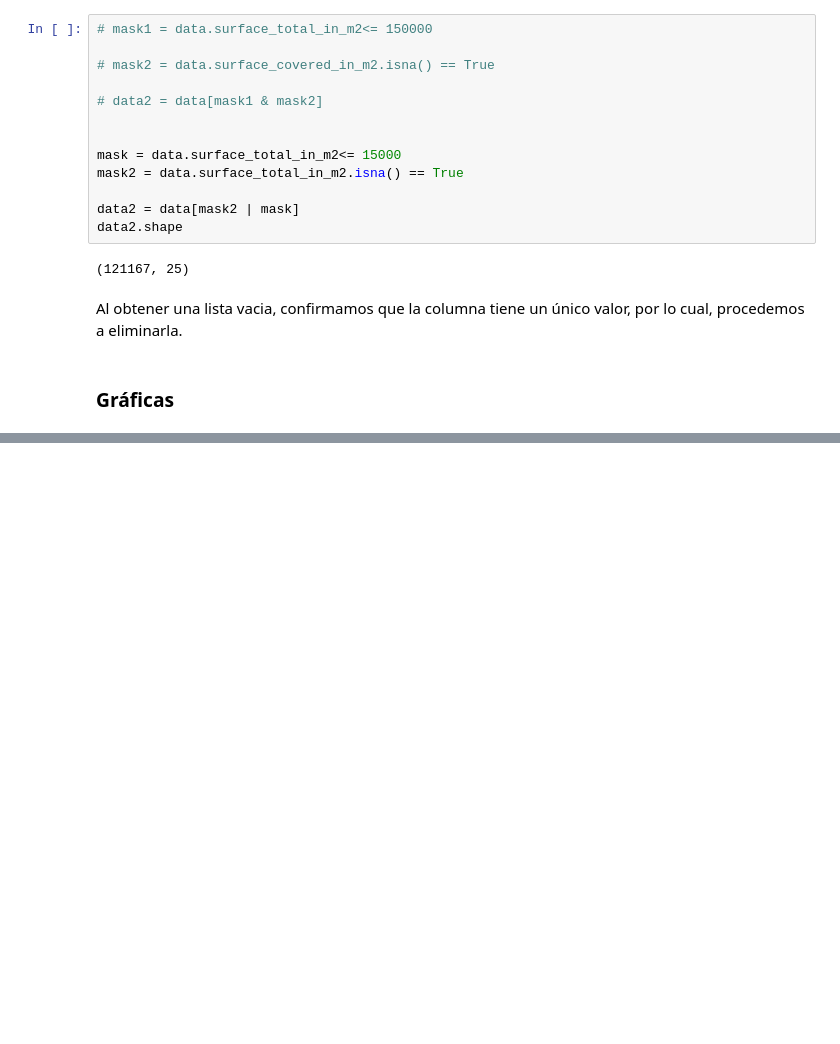
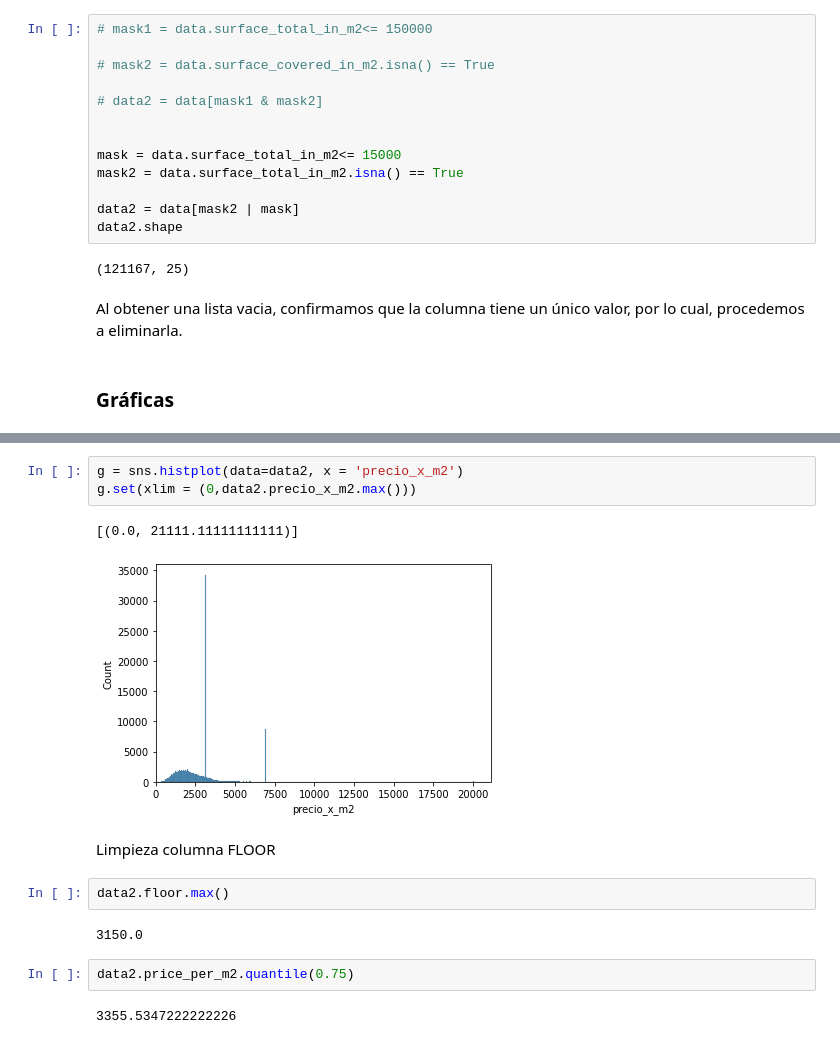
Before and after one commit to refo44/dhds_tp1_grupo6, a Jupyter notebook: Grupo6.ipynb, the cells around one changed output, grey strips where cells are left out. Saved outputs shown, nothing was run; the diff lists cells and outputs as text; blank space fills up the shorter version.

```diff
--- a/Grupo6.ipynb
+++ b/Grupo6.ipynb
@@ -191,0 +232,16 @@ g.set(xlim = (0, 1000))
+# %%
+g = sns.histplot(data=data2, x = 'precio_x_m2')
+g.set(xlim = (0,data2.precio_x_m2.max()))
+# %% [output]
+[(0.0, 21111.11111111111)]
+[figure, added]
+# %% [markdown]
+Limpieza columna FLOOR
+# %%
+data2.floor.max()
+# %% [output]
+3150.0
+# %%
+data2.price_per_m2.quantile(0.75)
+# %% [output]
+3355.5347222222226
```
Also changed, not shown: parts of 19 cells of this notebook, 2 other files.
